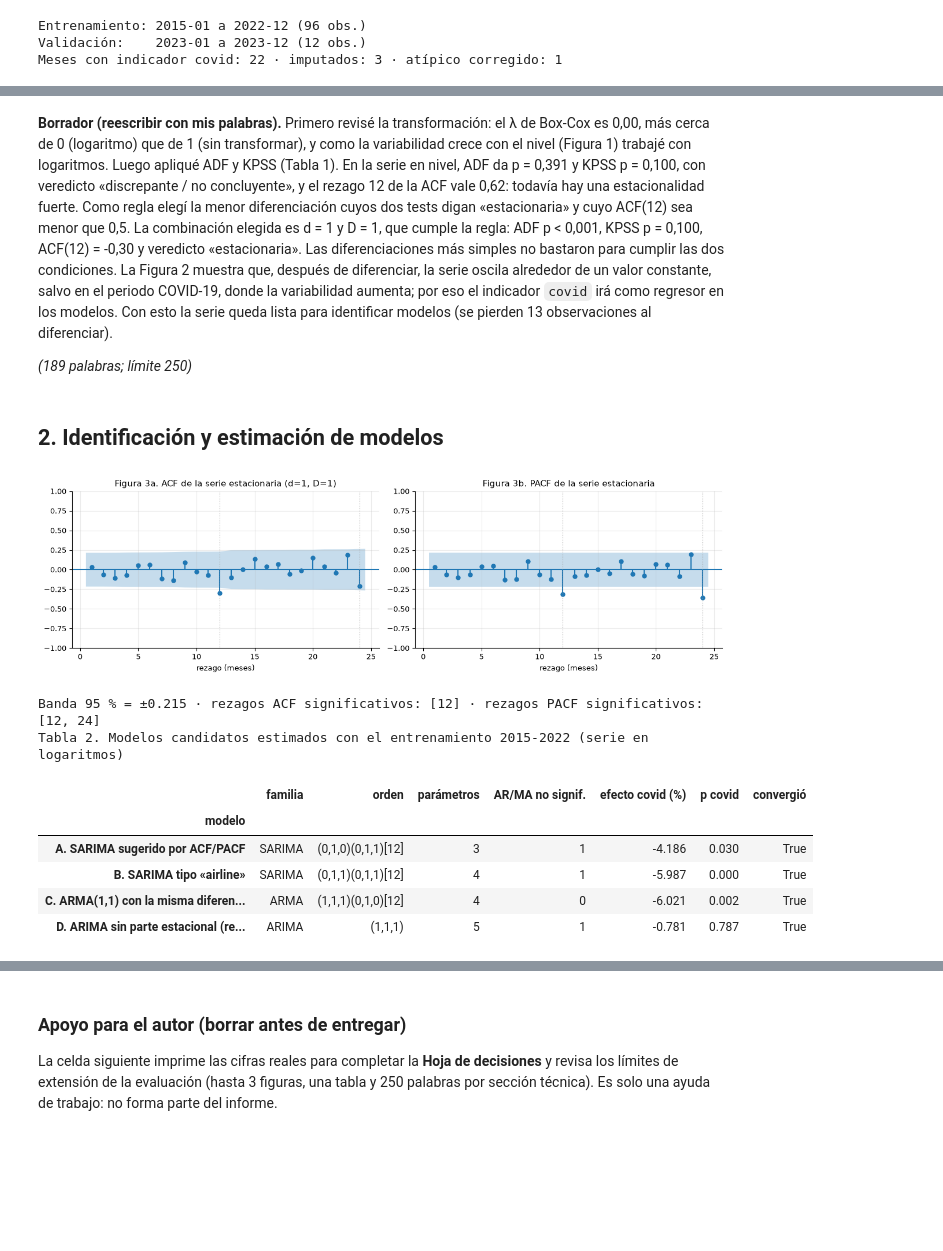
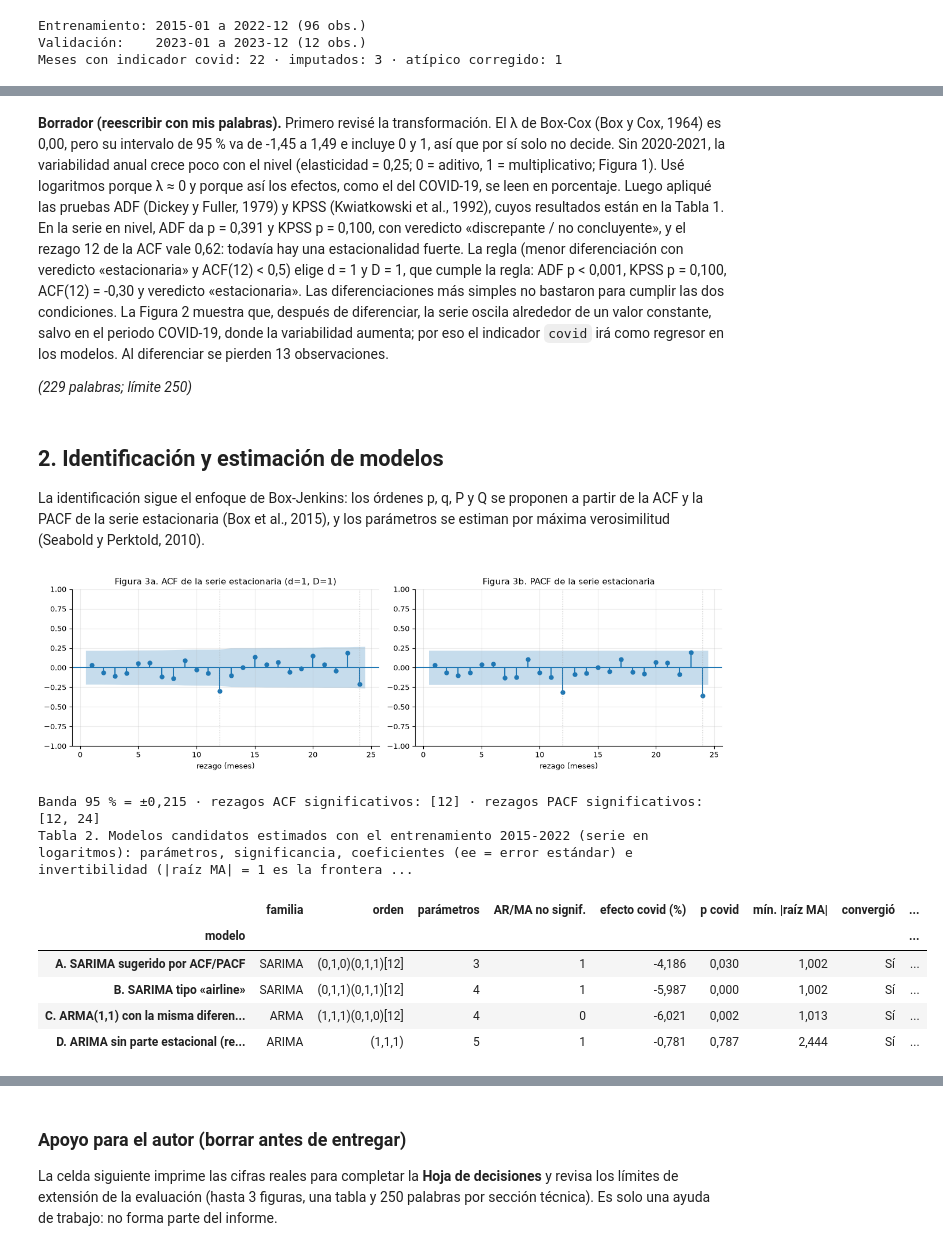
Before and after one commit to robertomoncada-blip/Magister_ciencia_datos, a Jupyter notebook: MCDI505/notebooks/mcdi505_f2rmoncada.ipynb, the cells around one changed output, grey strips where cells are left out. Drawn from its saved outputs; the diff is of its cells as text; code cells hidden in the pictures; blank space fills up the shorter version.

```diff
--- a/MCDI505/notebooks/mcdi505_f2rmoncada.ipynb
+++ b/MCDI505/notebooks/mcdi505_f2rmoncada.ipynb
@@ -51,6 +51,8 @@ tiempo = pd.Series(np.arange(len(df)) / 12.0, index=df.index, name="tiempo")   #
 ROJO, AZUL, VERDE, GRIS, NEGRO = "#b30338", "#0057b8", "#2e7d32", "#9e9e9e", "#222222"
 plt.rcParams.update({"figure.dpi": 100, "axes.grid": True, "grid.alpha": 0.25,
                      "axes.spines.top": False, "axes.spines.right": False, "font.size": 9})
+pd.set_option("display.float_format", lambda x: f"{x:.3f}".replace(".", ","))   # coma decimal en las tablas
+pd.set_option("display.max_colwidth", None)                                     # textos de tabla completos
 
 def c(x, n=2):
     """Número con coma decimal."""
@@ -153,7 +161,6 @@ Tabla 1. Pruebas de raíz unitaria (entrenamiento 2015-2022). ADF: H0 = raíz un
 # %%
 # Interpretación de la sección 1 (borrador generado a partir de los resultados)
 f0, fs = pruebas[(0, 0)], pruebas[(d_sel, D_sel)]
-frase_lam = ("más cerca de 0 (logaritmo) que de 1 (sin transformar)" if lam < 0.5 else "más cerca de 1 que de 0, así que el logaritmo no es obligatorio")
 regla = ("cumple la regla" if cumple else "no cumplió la regla, por eso uso la opción por defecto (1, 1)")
 extra = ""
 if (d_sel, D_sel) != (1, 1):
@@ -162,19 +169,24 @@ elif cumple:
     extra = " Las diferenciaciones más simples no bastaron para cumplir las dos condiciones."
 texto = (
     "**Borrador (reescribir con mis palabras).** "
-    f"Primero revisé la transformación: el λ de Box-Cox es {c(lam)}, {frase_lam}, y como la variabilidad crece con el nivel (Figura 1) trabajé con logaritmos. "
-    f"Luego apliqué ADF y KPSS (Tabla 1). En la serie en nivel, ADF da {pp(f0['ADF p'])} y KPSS {pp(f0['KPSS p'])}, con veredicto «{f0['veredicto'].lower()}», y el rezago 12 de la ACF vale {c(f0['ACF(12)'])}: todavía hay una estacionalidad fuerte. "
-    f"Como regla elegí la menor diferenciación cuyos dos tests digan «estacionaria» y cuyo ACF(12) sea menor que 0,5. La combinación elegida es d = {d_sel} y D = {D_sel}, que {regla}: ADF {pp(fs['ADF p'])}, KPSS {pp(fs['KPSS p'])}, ACF(12) = {c(fs['ACF(12)'])} y veredicto «{fs['veredicto'].lower()}».{extra} "
+    f"Primero revisé la transformación. El λ de Box-Cox (Box y Cox, 1964) es {c(lam)}, pero su intervalo de 95 % va de {c(lam_ic[0])} a {c(lam_ic[1])}"
+    + (" e incluye 0 y 1, así que por sí solo no decide. " if lam_ic[0] < 0 < lam_ic[1] and lam_ic[0] < 1 < lam_ic[1] else ". ")
+    + f"Sin 2020-2021, la variabilidad anual {'no crece' if elast <= 0 else 'crece poco' if elast < 0.5 else 'crece casi proporcionalmente'} con el nivel (elasticidad = {c(elast)}; 0 = aditivo, 1 = multiplicativo; Figura 1). "
+    "Usé logaritmos porque λ ≈ 0 y porque así los efectos, como el del COVID-19, se leen en porcentaje. "
+    f"Luego apliqué las pruebas ADF (Dickey y Fuller, 1979) y KPSS (Kwiatkowski et al., 1992), cuyos resultados están en la Tabla 1. En la serie en nivel, ADF da {pp(f0['ADF p'])} y KPSS {pp(f0['KPSS p'])}, con veredicto «{f0['veredicto'].lower()}», y el rezago 12 de la ACF vale {c(f0['ACF(12)'])}: todavía hay una estacionalidad fuerte. "
+    f"La regla (menor diferenciación con veredicto «estacionaria» y ACF(12) < 0,5) elige d = {d_sel} y D = {D_sel}, que {regla}: ADF {pp(fs['ADF p'])}, KPSS {pp(fs['KPSS p'])}, ACF(12) = {c(fs['ACF(12)'])} y veredicto «{fs['veredicto'].lower()}».{extra} "
     "La Figura 2 muestra que, después de diferenciar, la serie oscila alrededor de un valor constante, salvo en el periodo COVID-19, donde la variabilidad aumenta; por eso el indicador `covid` irá como regresor en los modelos. "
-    f"Con esto la serie queda lista para identificar modelos (se pierden {d_sel + D_sel * S} observaciones al diferenciar)."
+    f"Al diferenciar se pierden {d_sel + D_sel * S} observaciones."
 )
 interpretacion("1", texto)
 # %% [output]
-**Borrador (reescribir con mis palabras).** Primero revisé la transformación: el λ de Box-Cox es 0,00, más cerca de 0 (logaritmo) que de 1 (sin transformar), y como la variabilidad crece con el nivel (Figura 1) trabajé con logaritmos. Luego apliqué ADF y KPSS (Tabla 1). En la serie en nivel, ADF da p = 0,391 y KPSS p = 0,100, con veredicto «discrepante / no concluyente», y el rezago 12 de la ACF vale 0,62: todavía hay una estacionalidad fuerte. Como regla elegí la menor diferenciación cuyos dos tests digan «estacionaria» y cuyo ACF(12) sea menor que 0,5. La combinación elegida es d = 1 y D = 1, que cumple la regla: ADF p < 0,001, KPSS p = 0,100, ACF(12) = -0,30 y veredicto «estacionaria». Las diferenciaciones más simples no bastaron para cumplir las dos condiciones. La Figura 2 muestra que, después de diferenciar, la serie oscila alrededor de un valor constante, salvo en el periodo COVID-19, donde la variabilidad aumenta; por eso el indicador `covid` irá como regresor en los modelos. Con esto la serie queda lista para identificar modelos (se pierden 13 observaciones al diferenciar).
+**Borrador (reescribir con mis palabras).** Primero revisé la transformación. El λ de Box-Cox (Box y Cox, 1964) es 0,00, pero su intervalo de 95 % va de -1,45 a 1,49 e incluye 0 y 1, así que por sí solo no decide. Sin 2020-2021, la variabilidad anual crece poco con el nivel (elasticidad = 0,25; 0 = aditivo, 1 = multiplicativo; Figura 1). Usé logaritmos porque λ ≈ 0 y porque así los efectos, como el del COVID-19, se leen en porcentaje. Luego apliqué las pruebas ADF (Dickey y Fuller, 1979) y KPSS (Kwiatkowski et al., 1992), cuyos resultados están en la Tabla 1. En la serie en nivel, ADF da p = 0,391 y KPSS p = 0,100, con veredicto «discrepante / no concluyente», y el rezago 12 de la ACF vale 0,62: todavía hay una estacionalidad fuerte. La regla (menor diferenciación con veredicto «estacionaria» y ACF(12) < 0,5) elige d = 1 y D = 1, que cumple la regla: ADF p < 0,001, KPSS p = 0,100, ACF(12) = -0,30 y veredicto «estacionaria». Las diferenciaciones más simples no bastaron para cumplir las dos condiciones. La Figura 2 muestra que, después de diferenciar, la serie oscila alrededor de un valor constante, salvo en el periodo COVID-19, donde la variabilidad aumenta; por eso el indicador `covid` irá como regresor en los modelos. Al diferenciar se pierden 13 observaciones.
 
-*(189 palabras; límite 250)*
+*(229 palabras; límite 250)*
 # %% [markdown]
 ## 2. Identificación y estimación de modelos
+
+La identificación sigue el enfoque de Box-Jenkins: los órdenes p, q, P y Q se proponen a partir de la ACF y la PACF de la serie estacionaria (Box et al., 2015), y los parámetros se estiman por máxima verosimilitud (Seabold y Perktold, 2010).
 # %%
 # ============================================================
 # 2. ACF/PACF de la serie estacionaria, candidatos y estimación (entrenamiento 2015-2022)
@@ -194,7 +206,7 @@ for ax in axes:
     for k in (12, 24):
         ax.axvline(k, color=GRIS, ls=":", lw=0.8)
 plt.tight_layout(); plt.show()
-print(f"Banda 95 % = ±{banda:.3f} · rezagos ACF significativos: {sig_acf} · rezagos PACF significativos: {sig_pacf}")
+print(f"Banda 95 % = ±{c(banda, 3)} · rezagos ACF significativos: {sig_acf} · rezagos PACF significativos: {sig_pacf}")
 
 # ---- Órdenes sugeridos por la evidencia (regla explícita) ----
 def mayor_corto(sig, tope=3):
@@ -224,47 +236,64 @@ for nom, fam, spec in candidatos:
 candidatos = unicos
 
 # ---- Estimación ----
 def exog_modelo(idx, d_, D_):
     """Regresores: indicador covid y, si la diferenciación total es 1, una tendencia lineal (drift)."""
     X = pd.DataFrame({"covid": covid.loc[idx]})
     if d_ + D_ == 1:
         X["tiempo"] = tiempo.loc[idx]
     return X
 
-def ajustar(serie, spec):
+def ajustar(serie, spec, invertible=True):
     p, d_, q, P, D_, Q = spec
     mod = SARIMAX(serie, exog=exog_modelo(serie.index, d_, D_), order=(p, d_, q),
-                  seasonal_order=(P, D_, Q, S if (P or D_ or Q) else 0), trend="c" if d_ + D_ == 0 else "n")
-    return mod.fit(disp=False, maxiter=200)
+                  seasonal_order=(P, D_, Q, S if (P or D_ or Q) else 0), trend="c" if d_ + D_ == 0 else "n",
+                  enforce_invertibility=invertible)
+    return mod.fit(disp=False, maxiter=200 if invertible else 500)
 
 resultados, filas = {}, []
 for nom, fam, spec in candidatos:
     try:
         res = ajustar(ly_train, spec)
     except Exception as e:
         print(f"[aviso] {nom} no se pudo estimar: {type(e).__name__}")
         continue
     pvs = res.pvalues[[n for n in res.pvalues.index if n.startswith(("ar.", "ma."))]]
-    resultados[nom] = {"spec": spec, "res": res, "k_arma": len(pvs)}
+    raiz = float(np.abs(res.maroots).min()) if len(res.maroots) else np.nan
+    resultados[nom] = {"spec": spec, "res": res, "k_arma": len(pvs), "raiz": raiz}
     p, d_, q, P, D_, Q = spec
     filas.append({"modelo": nom, "familia": fam, "orden": f"({p},{d_},{q})({P},{D_},{Q})[{S}]" if (P or D_ or Q) else f"({p},{d_},{q})",
                   "parámetros": len(res.params), "AR/MA no signif.": int((pvs >= 0.05).sum()),
                   "efecto covid (%)": 100 * (np.exp(res.params["covid"]) - 1), "p covid": res.pvalues["covid"],
-                  "convergió": bool(res.mle_retvals.get("converged", True)) if getattr(res, "mle_retvals", None) else True})
+                  "mín. |raíz MA|": raiz,
+                  "convergió": "Sí" if (res.mle_retvals.get("converged", True) if getattr(res, "mle_retvals", None) else True) else "No",
+                  "coeficientes: estimación (ee; valor-p)": "; ".join(
+                      f"{n} = {c(res.params[n], 3)} (ee {c(res.bse[n], 3)}; {pp(res.pvalues[n])})"
+                      for n in res.params.index if n != "sigma2")})
 tab2 = pd.DataFrame(filas).set_index("modelo")
 tab2[["efecto covid (%)", "p covid"]] = tab2[["efecto covid (%)", "p covid"]].round(3)
-print("Tabla 2. Modelos candidatos estimados con el entrenamiento 2015-2022 (serie en logaritmos)")
+# Frontera de invertibilidad: si alguna raíz MA tiene módulo cercano a 1, se reestima sin la restricción
+FRONTERA = 1.05
+frontera = {}
+for nom, r in resultados.items():
+    if r["raiz"] < FRONTERA:
+        ma = [k for k in r["res"].params.index if k.startswith("ma.")]
+        k_ = max(ma, key=lambda k: abs(r["res"].params[k]))          # término MA más cercano a ±1
+        libre = ajustar(ly_train, r["spec"], invertible=False)
+        frontera[nom] = {"param": k_, "coef": r["res"].params[k_], "libre": libre.params[k_],
+                         "dllf": libre.llf - r["res"].llf}
+print("Tabla 2. Modelos candidatos estimados con el entrenamiento 2015-2022 (serie en logaritmos): parámetros, significancia, "
+      "coeficientes (ee = error estándar) e invertibilidad (|raíz MA| = 1 es la frontera)")
 display(tab2)
 # %% [output]
 [figure]
-Banda 95 % = ±0.215 · rezagos ACF significativos: [12] · rezagos PACF significativos: [12, 24]
-Tabla 2. Modelos candidatos estimados con el entrenamiento 2015-2022 (serie en logaritmos)
+Banda 95 % = ±0,215 · rezagos ACF significativos: [12] · rezagos PACF significativos: [12, 24]
+Tabla 2. Modelos candidatos estimados con el entrenamiento 2015-2022 (serie en logaritmos): parámetros, significancia, coeficientes (ee = error estándar) e invertibilidad (|raíz MA| = 1 es la frontera ...
-|  | familia | orden | parámetros | AR/MA no signif. | efecto covid (%) | p covid | convergió |
-| modelo |  |  |  |  |  |  |  |
-| A. SARIMA sugerido por ACF/PACF | SARIMA | (0,1,0)(0,1,1)[12] | 3 | 1 | -4.186 | 0.030 | True |
-| B. SARIMA tipo «airline» | SARIMA | (0,1,1)(0,1,1)[12] | 4 | 1 | -5.987 | 0.000 | True |
-| C. ARMA(1,1) con la misma diferen... | ARMA | (1,1,1)(0,1,0)[12] | 4 | 0 | -6.021 | 0.002 | True |
-| D. ARIMA sin parte estacional (re... | ARIMA | (1,1,1) | 5 | 1 | -0.781 | 0.787 | True |
+|  | familia | orden | parámetros | AR/MA no signif. | efecto covid (%) | p covid | mín. |raíz MA| | convergió | ... |
+| modelo |  |  |  |  |  |  |  |  | ... |
+| A. SARIMA sugerido por ACF/PACF | SARIMA | (0,1,0)(0,1,1)[12] | 3 | 1 | -4,186 | 0,030 | 1,002 | Sí | ... |
+| B. SARIMA tipo «airline» | SARIMA | (0,1,1)(0,1,1)[12] | 4 | 1 | -5,987 | 0,000 | 1,002 | Sí | ... |
+| C. ARMA(1,1) con la misma diferen... | ARMA | (1,1,1)(0,1,0)[12] | 4 | 0 | -6,021 | 0,002 | 1,013 | Sí | ... |
+| D. ARIMA sin parte estacional (re... | ARIMA | (1,1,1) | 5 | 1 | -0,781 | 0,787 | 2,444 | Sí | ... |
 # %%
 # Interpretación de la sección 2 (borrador)
 nom_A = candidatos[0][0]
```
Also changed, not shown: parts of 14 cells of this notebook, 1 other file.
